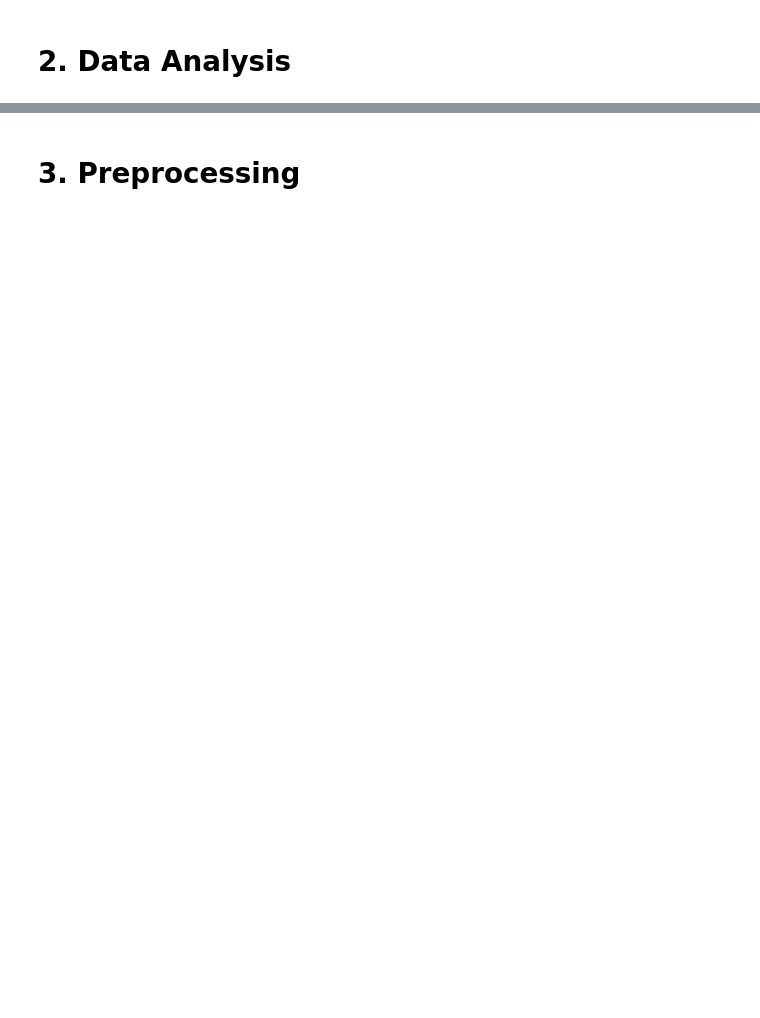
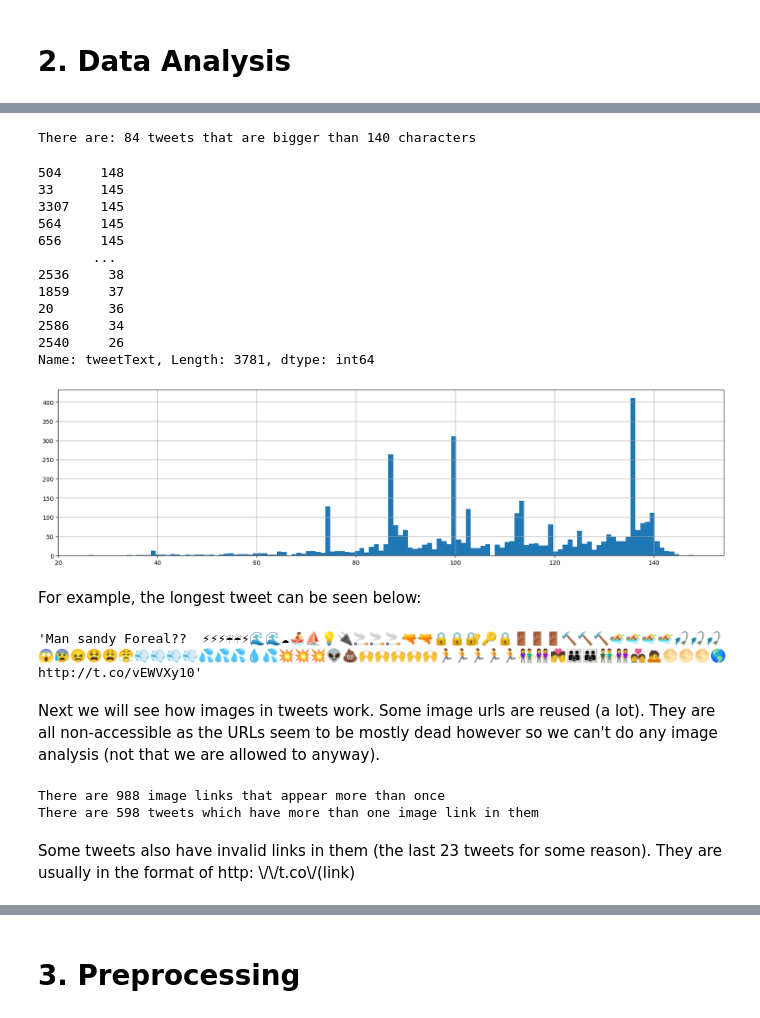
Before and after one commit to OliverButlerSU/FakeNewsDetect-ML, a Jupyter notebook: Source_code.ipynb, the cells around one changed output, grey strips where cells are left out. Cells and saved outputs as stored; diff of their text form; code cells hidden in the pictures; blank space fills up the shorter version.

```diff
--- a/Source_code.ipynb
+++ b/Source_code.ipynb
@@ -104,0 +160,53 @@ There are two tweets with the same tweetId? Not sure how this is possible?
+# %%
+#Get all tweets longer than 140 characters
+longTweets = testData[testData['tweetText'].str.len() > 140]
+
+#Sort all tweets by the length
+longTweetsCount = longTweets['tweetText'].str.len().sort_values(ascending=False).count()
+print("There are:", longTweetsCount, "tweets that are bigger than 140 characters")
+
+#Plot the tweet lengths
+testData['tweetText'].str.len().hist(bins=125, figsize=(20,5))
+testData['tweetText'].str.len().sort_values(ascending=False)
+#longTweets['tweetText'].str.len().sort_values(ascending=False)
+# %% [output]
+There are: 84 tweets that are bigger than 140 characters
+504     148
+33      145
+3307    145
+564     145
+656     145
+       ...
+2536     38
+1859     37
+20       36
+2586     34
+2540     26
+Name: tweetText, Length: 3781, dtype: int64
+[figure, added]
+# %% [markdown]
+For example, the longest tweet can be seen below:
+# %%
+trainData["tweetText"].iloc[4046]
+trainData["tweetText"].iloc[6445]
+# %% [output]
+'Man sandy Foreal??  ⚡⚡⚡☔☔⚡🌊🌊☁🚣⛵💡🔌🚬🚬🚬🔫🔫🔒🔒🔐🔑🔒🚪🚪🚪🔨🔨🔨🏊🏊🏊🏊🎣🎣🎣😱😰😖😫😩😤💨💨💨💨💦💦💦💧💦💥💥💥👽💩🙌🙌🙌🙌🙌🏃🏃🏃🏃🏃👫👭💏👪👪👬👭💑🙇🌕🌕🌕🌎 http://t.co/vEWVXy10'
+# %% [markdown]
+Next we will see how images in tweets work. Some image urls are reused (a lot). They are all non-accessible as the URLs seem to be mostly dead however so we can't do any image analysis (not that we are allowed to anyway).
+# %%
+#credit to: https://stackoverflow.com/questions/66990355/find-all-website-links-group-and-count-from-column-of-dataframe-python
+#Find all links in the format http(s)://t.co/(link)
+links = [re.findall(r'http[s]?://(?:[a-zA-Z]|[0-9]|[$-_@.&+]|[!*\(\),]|(?:%[0-9a-fA-F][0-9a-fA-F]))+',x) for x in trainData.tweetText]
+flattenedLinks = list(chain.from_iterable(links))
+
+linksCount = {i:flattenedLinks.count(i) for i in flattenedLinks}
+linksCountMoreThanOne = {k: v for k, v in linksCount.items() if v > 1}
+print("There are", len(linksCountMoreThanOne), "image links that appear more than once")
+
+moreThanOneLink = list(filter( lambda x : len(x)>1, links))
+print("There are", len(moreThanOneLink), "tweets which have more than one image link in them")
+# %% [output]
+There are 988 image links that appear more than once
+There are 598 tweets which have more than one image link in them
+# %% [markdown]
+Some tweets also have invalid links in them (the last 23 tweets for some reason). They are usually in the format of http: \\/\\/t.co\\/(link)
```
Also changed, not shown: parts of 82 cells of this notebook, 7 other files.
